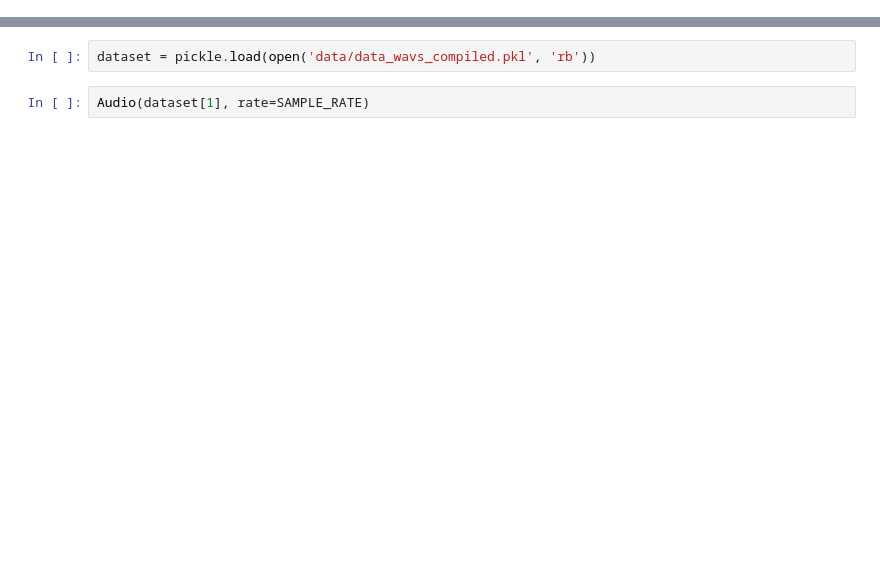
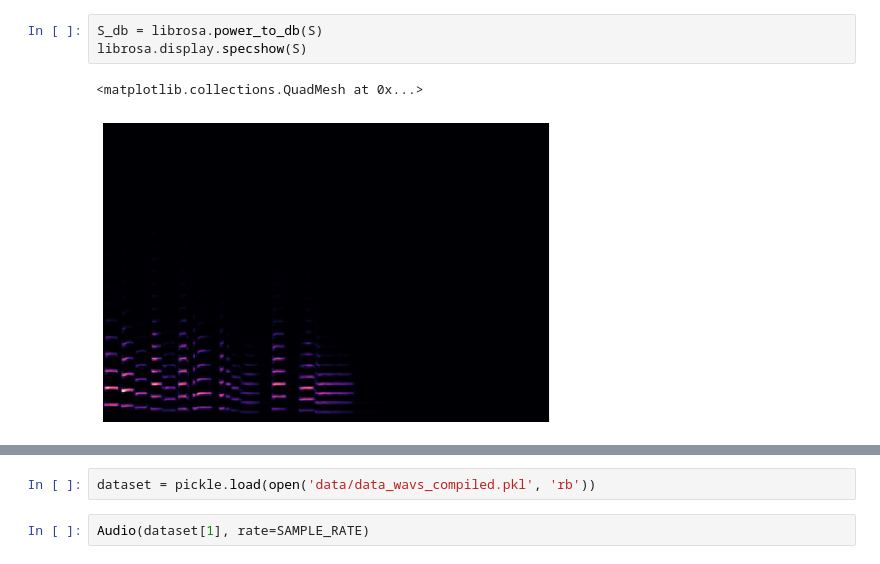
Before and after one commit to YaroslavRy/VoiceVAE, a Jupyter notebook: Analysis.ipynb, the cells around one changed output, grey strips where cells are left out. Cells and saved outputs as stored; diff of their text form; blank space fills up the shorter version.

```diff
--- a/Analysis.ipynb
+++ b/Analysis.ipynb
@@ -14,0 +40,6 @@ set_matplotlib_formats('retina')
+# %%
+S_db = librosa.power_to_db(S)
+librosa.display.specshow(S)
+# %% [output]
+<matplotlib.collections.QuadMesh at 0x...>
+[figure, added]
```
Also changed, not shown: parts of 33 cells of this notebook, 3 other files.
